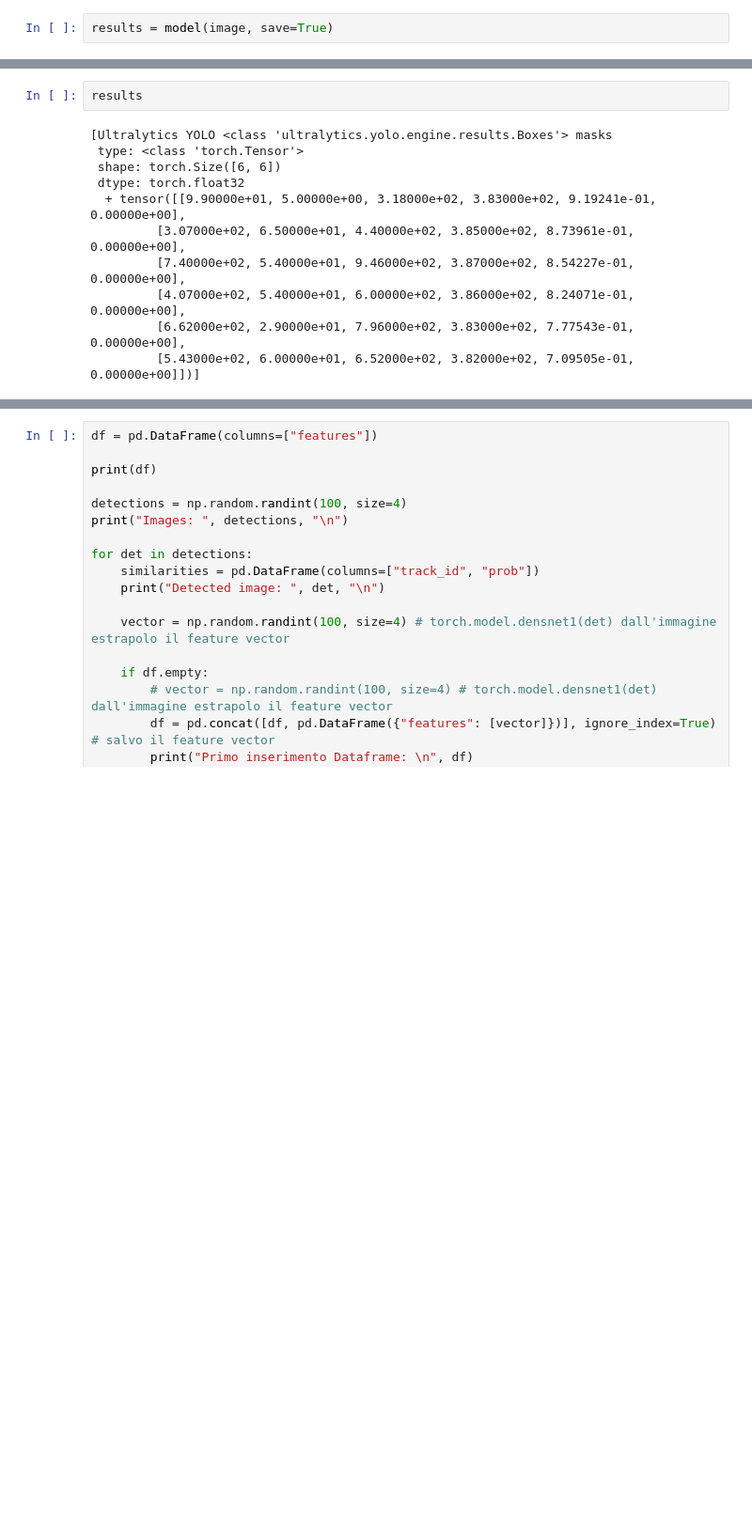
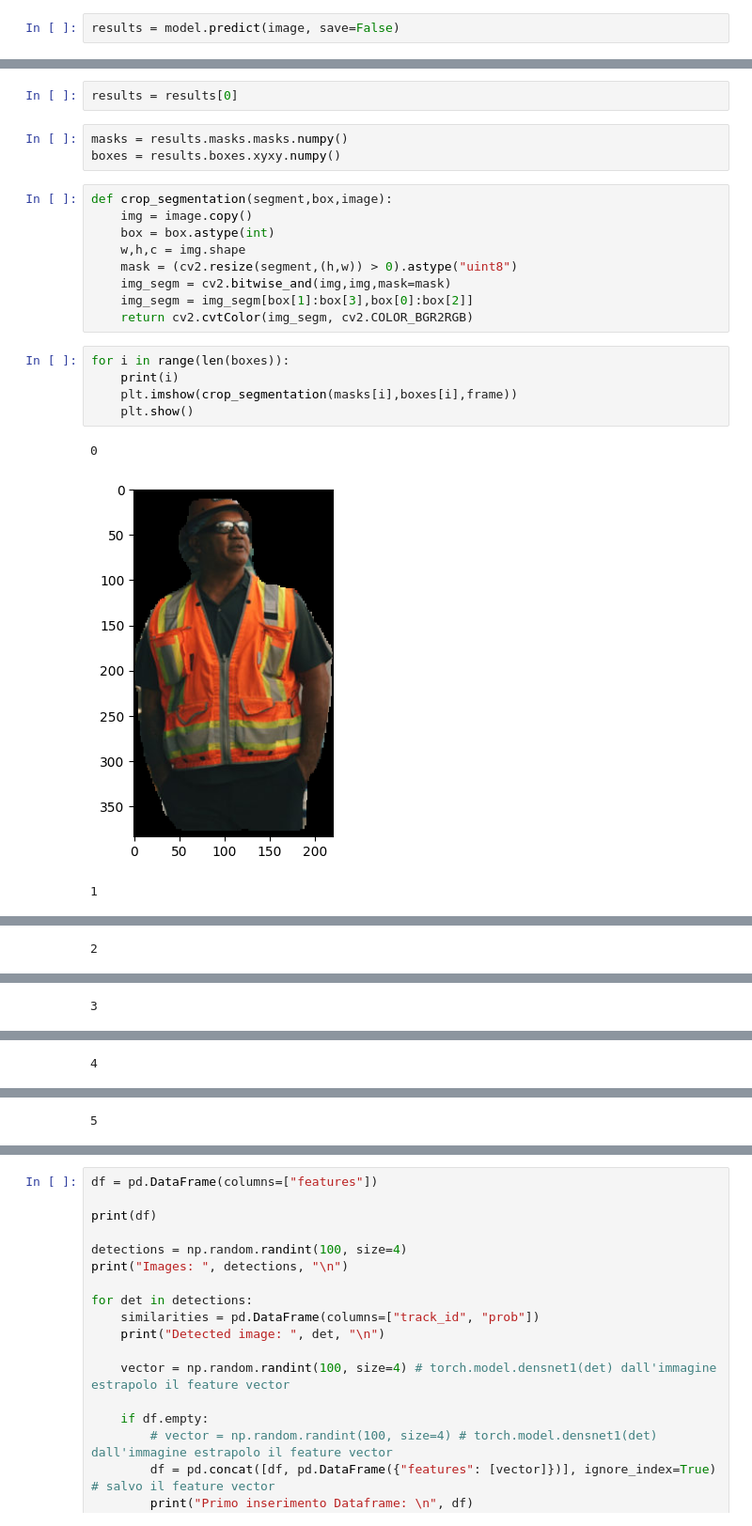
Before and after one commit to jprogrammer13/re-identification, a Jupyter notebook: person_detection.ipynb, the cells around one changed output, grey strips where cells are left out. Shown at 94% size. Saved outputs shown, nothing was run; the diff lists cells and outputs as text; blank space fills up the shorter version.

Commit message:
added segmentation crop

```diff
--- a/person_detection.ipynb
+++ b/person_detection.ipynb
@@ -10,4 +17,4 @@ image = Image.open('people_test.jpg')
 # %%
-results = model(image, save=True)
+results = model.predict(image, save=False)
 # %% [output]
 Ultralytics YOLOv8.0.24 🚀 Python-3.9.16 torch-1.13.1+cu117 CPU
@@ -19,13 +25,23 @@ Results saved to runs/detect/predict
 # %%
-results
+results = results[0]
-# %% [output]
-[Ultralytics YOLO <class 'ultralytics.yolo.engine.results.Boxes'> masks
- type: <class 'torch.Tensor'>
- shape: torch.Size([6, 6])
- dtype: torch.float32
-  + tensor([[9.90000e+01, 5.00000e+00, 3.18000e+02, 3.83000e+02, 9.19241e-01, 0.00000e+00],
-         [3.07000e+02, 6.50000e+01, 4.40000e+02, 3.85000e+02, 8.73961e-01, 0.00000e+00],
-         [7.40000e+02, 5.40000e+01, 9.46000e+02, 3.87000e+02, 8.54227e-01, 0.00000e+00],
-         [4.07000e+02, 5.40000e+01, 6.00000e+02, 3.86000e+02, 8.24071e-01, 0.00000e+00],
-         [6.62000e+02, 2.90000e+01, 7.96000e+02, 3.83000e+02, 7.77543e-01, 0.00000e+00],
-         [5.43000e+02, 6.00000e+01, 6.52000e+02, 3.82000e+02, 7.09505e-01, 0.00000e+00]])]
+# %%
+masks = results.masks.masks.numpy()
+boxes = results.boxes.xyxy.numpy()
+# %%
+def crop_segmentation(segment,box,image):
+    img = image.copy()
+    box = box.astype(int)
+    w,h,c = img.shape
+    mask = (cv2.resize(segment,(h,w)) > 0).astype("uint8")
+    img_segm = cv2.bitwise_and(img,img,mask=mask)
+    img_segm = img_segm[box[1]:box[3],box[0]:box[2]]
+    return cv2.cvtColor(img_segm, cv2.COLOR_BGR2RGB)
+# %%
+for i in range(len(boxes)):
+    print(i)
+    plt.imshow(crop_segmentation(masks[i],boxes[i],frame))
+    plt.show()
+# %% [output]
+0
+[figure, added]
+1
@@ -31,0 +49 @@ results
+2
@@ -31,0 +51 @@ results
+3
@@ -31,0 +53 @@ results
+4
@@ -31,0 +55 @@ results
+5
```
Also changed, not shown: parts of 8 cells of this notebook.
